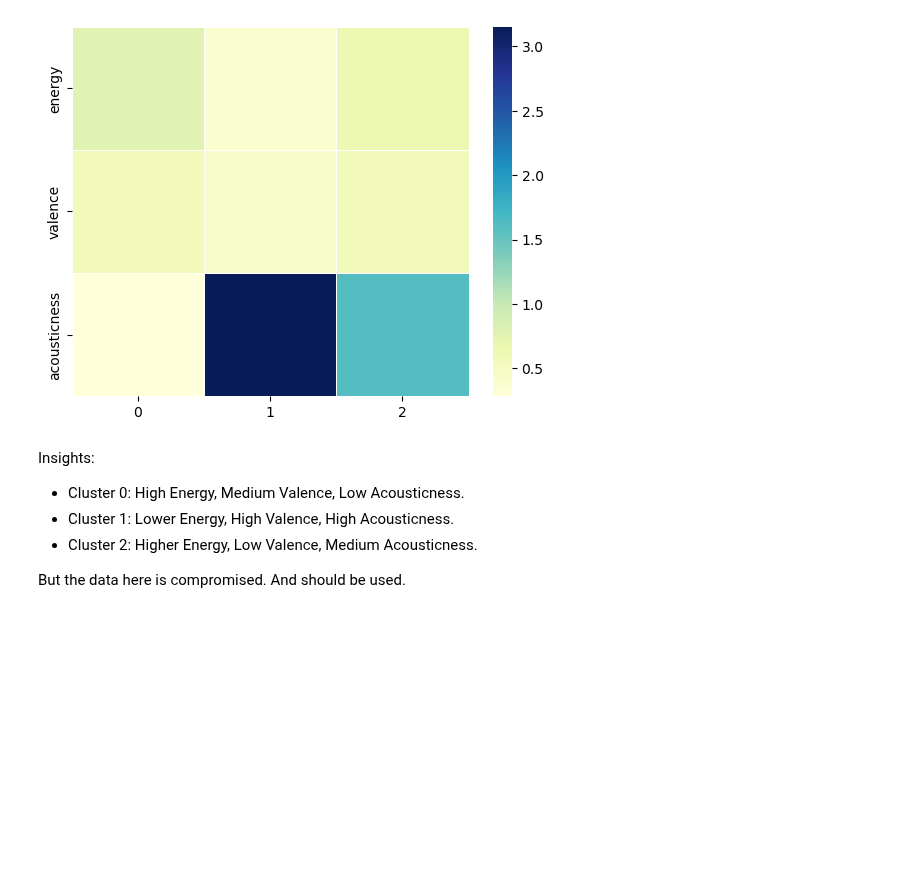
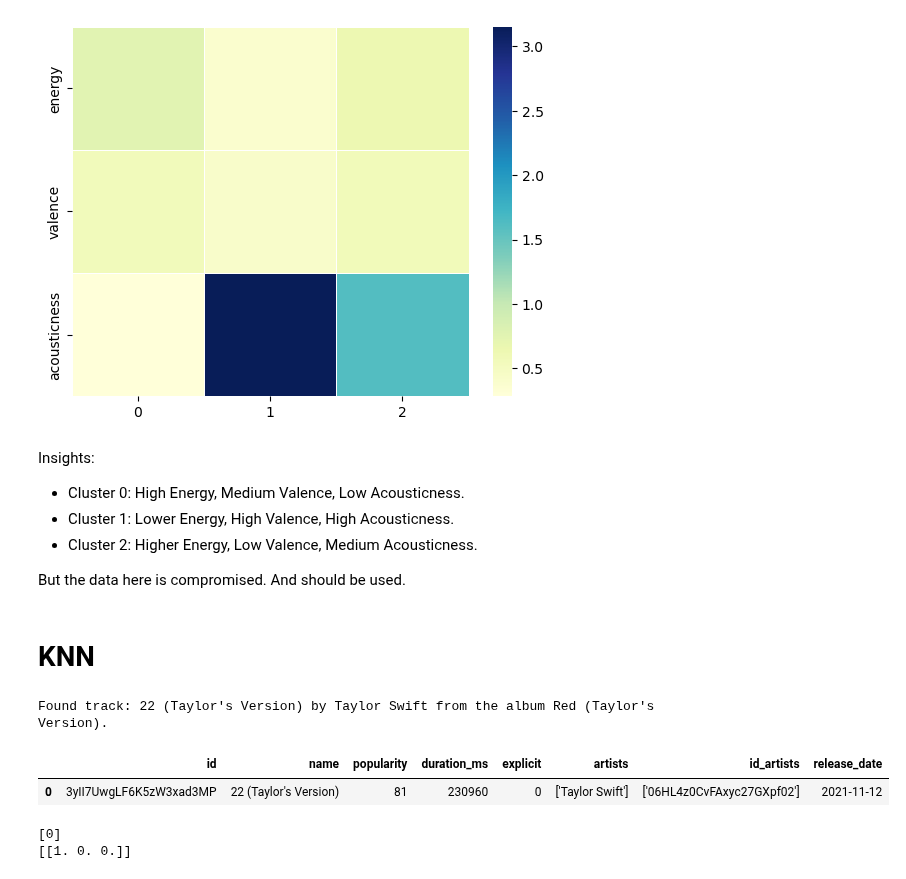
Before and after one commit to fishbrightwise/dap_artificial_dj, a Jupyter notebook: clustering.ipynb, the cells around one changed output. Cells and saved outputs as stored; diff of their text form; code cells hidden in the pictures; blank space fills up the shorter version.

```diff
--- a/clustering.ipynb
+++ b/clustering.ipynb
@@ -451,3 +493,5 @@ Insights:
 - Cluster 2: Higher Energy, Low Valence, Medium Acousticness.
 
 But the data here is compromised. And should be used.
+# %% [markdown]
+# KNN
@@ -453,0 +506,48 @@ But the data here is compromised. And should be used.
+# %%
+# Spotify API Authentication Information
+import spotipy
+from spotipy.oauth2 import SpotifyClientCredentials
+from spotipy.oauth2 import SpotifyOAuth
+# api key
+client_credentials_manager = SpotifyClientCredentials(client_id=client_id, client_secret=client_secret)
+sp = spotipy.Spotify(auth_manager=SpotifyOAuth(client_id=client_id,
+                                               client_secret=client_secret,
+                                               redirect_uri="http://localhost/",
+                                               scope="playlist-modify-private",
+                                               show_dialog=True,
+                                               cache_path="token.txt"
+                                               ))
+# %%
+# Using Spotify API to search for a song's information based on input and adding the necessary information in a DataFrame.
+def search_track(track_name):
+    # Search for the track
+    results = sp.search(q=track_name, type='track')
+
+    # Check if the track exists
+    if results['tracks']['total'] > 0:
+        # Get the first track from the results
+        track = results['tracks']['items'][0]
+        explicit = int(track["explicit"] == True)
+        artists = []
+        id_artists = []
+        for i in range (len(track["artists"])):
+            artists.append(track["artists"][i]["name"])
+            id_artists.append(track["artists"][i]["id"])
+
+        print(f'Found track: {track["name"]} by {track["artists"][0]["name"]} from the album {track["album"]["name"]}.')
+        track_dict = {"id": track["id"], "name": track["name"], "popularity": track["popularity"],
+                      "duration_ms": track["duration_ms"], "explicit": explicit, "artists": str(artists),
+                      "id_artists": str(id_artists), "release_date": track["album"]["release_date"]}
+        return track_dict
+    else:
+        print('Track not found')
+        return None
+
+# Creating a Single Row DataFrame for the input song.
+track_result = search_track(input_song)
+td = pd.DataFrame(track_result, index=[0])
+td
+# %% [output]
+Found track: 22 (Taylor's Version) by Taylor Swift from the album Red (Taylor's Version).
+|  | id | name | popularity | duration_ms | explicit | artists | id_artists | release_date |
+| 0 | 3yII7UwgLF6K5zW3xad3MP | 22 (Taylor's Version) | 81 | 230960 | 0 | ['Taylor Swift'] | ['06HL4z0CvFAxyc27GXpf02'] | 2021-11-12 |
@@ -453,0 +573,11 @@ But the data here is compromised. And should be used.
+# %%
+neigh_X = df_features
+neigh_y = df['y_kmeans']
+
+neigh = KNeighborsClassifier(n_neighbors=3)
+neigh.fit(neigh_X, neigh_y)
+print(neigh.predict(td[['energy', 'valence', 'acousticness']]))
+print(neigh.predict_proba(td[['energy', 'valence', 'acousticness']]))
+# %% [output]
+[0]
+[[1. 0. 0.]]
```
Also changed, not shown: parts of 6 cells of this notebook, 1 other file.
